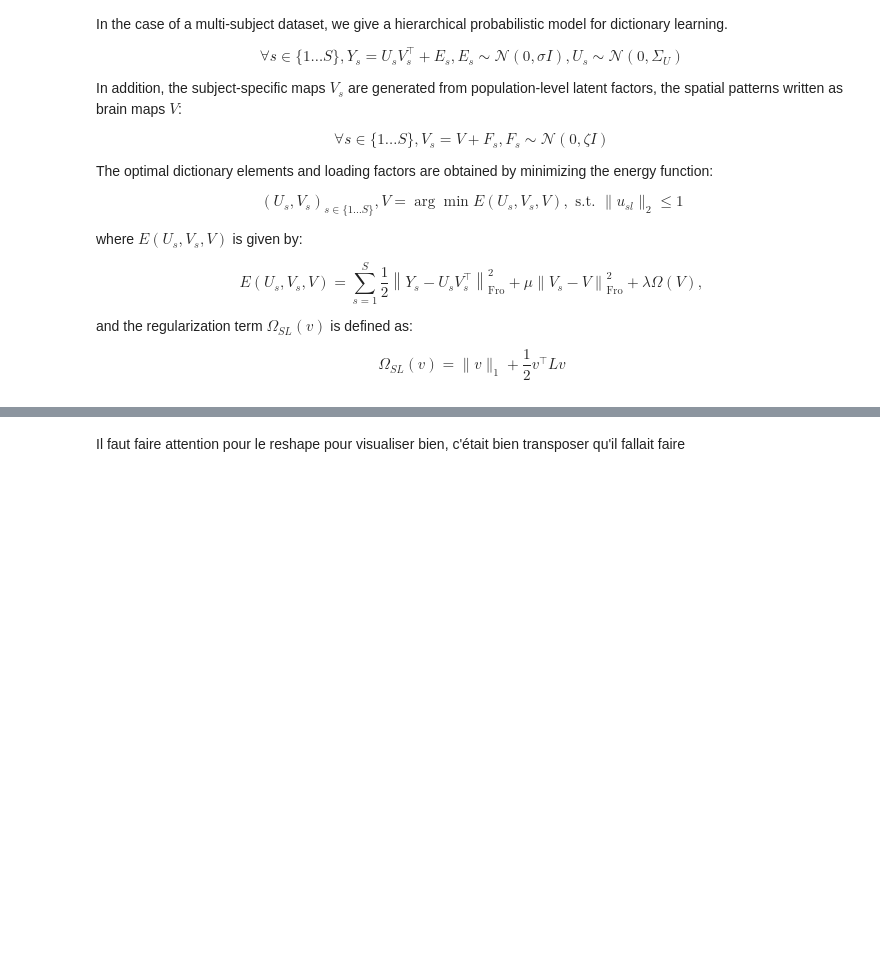
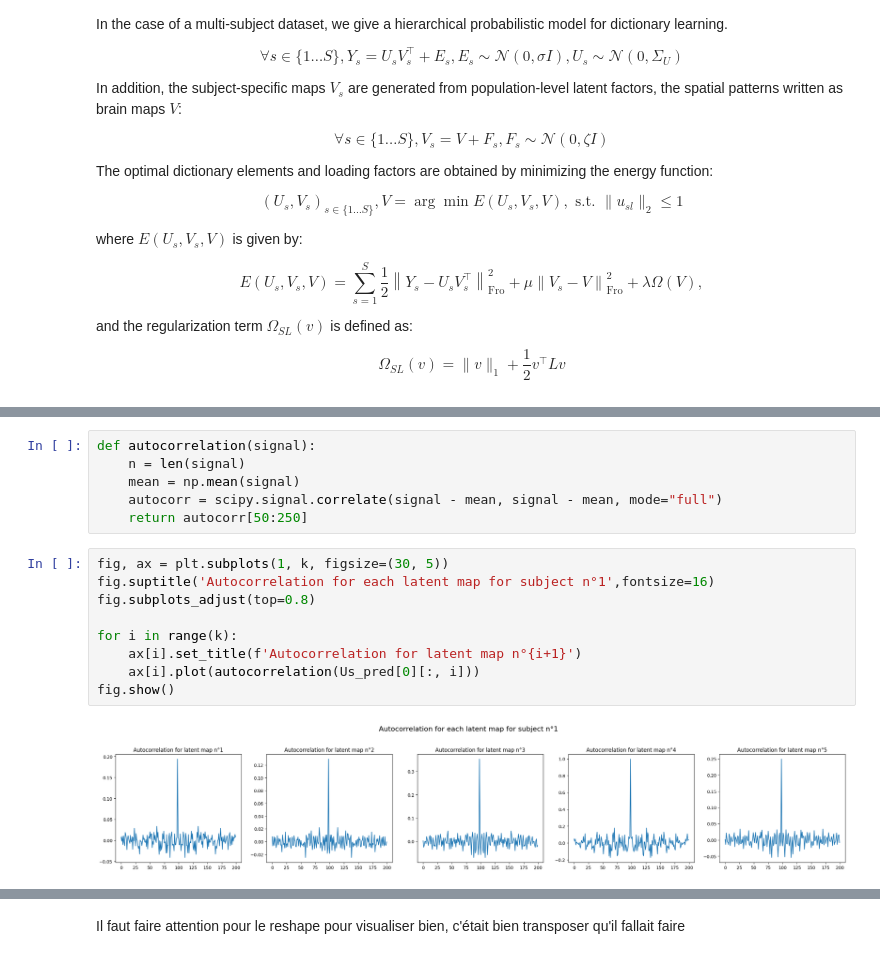
Before and after one commit to EmmaGau/project-mva-time-series, a Jupyter notebook: final_notebook.ipynb, the cells around one changed output, grey strips where cells are left out. Cells and saved outputs as stored; diff of their text form; blank space fills up the shorter version.

```diff
--- a/final_notebook.ipynb
+++ b/final_notebook.ipynb
@@ -467,0 +468,17 @@ Iteration : 30 Energy: 368783.5871235624
+# %%
+def autocorrelation(signal):
+    n = len(signal)
+    mean = np.mean(signal)
+    autocorr = scipy.signal.correlate(signal - mean, signal - mean, mode="full")
+    return autocorr[50:250]
+# %%
+fig, ax = plt.subplots(1, k, figsize=(30, 5))
+fig.suptitle('Autocorrelation for each latent map for subject n°1',fontsize=16)
+fig.subplots_adjust(top=0.8)
+
+for i in range(k):
+    ax[i].set_title(f'Autocorrelation for latent map n°{i+1}')
+    ax[i].plot(autocorrelation(Us_pred[0][:, i]))
+fig.show()
+# %% [output]
+[figure, added]
```
Also changed, not shown: parts of 38 cells of this notebook, 1 other file.
